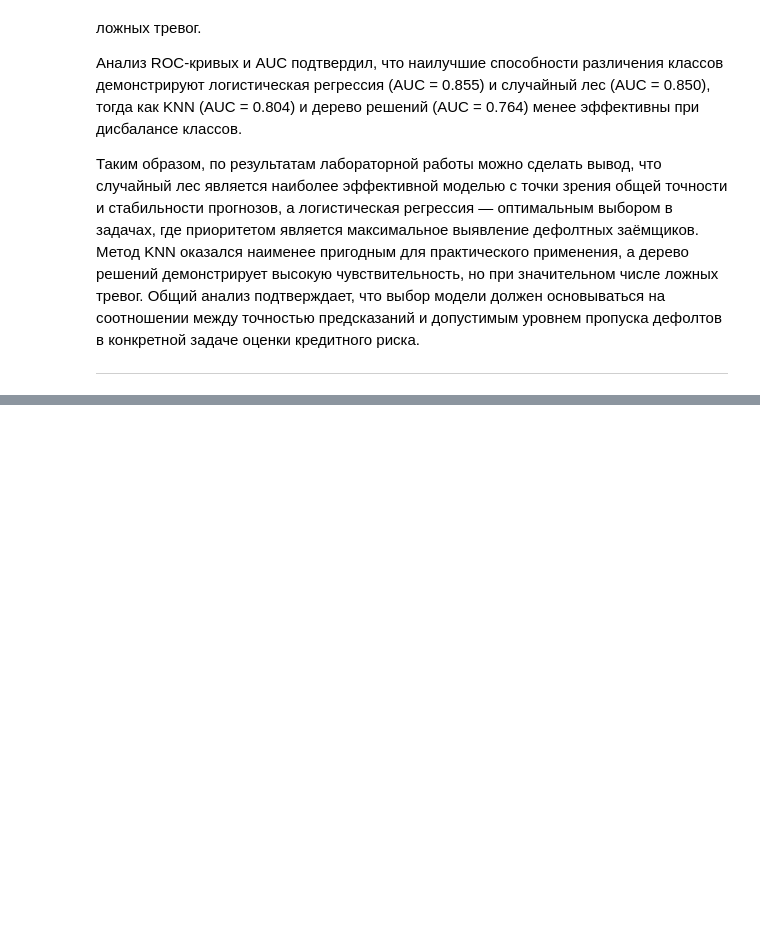
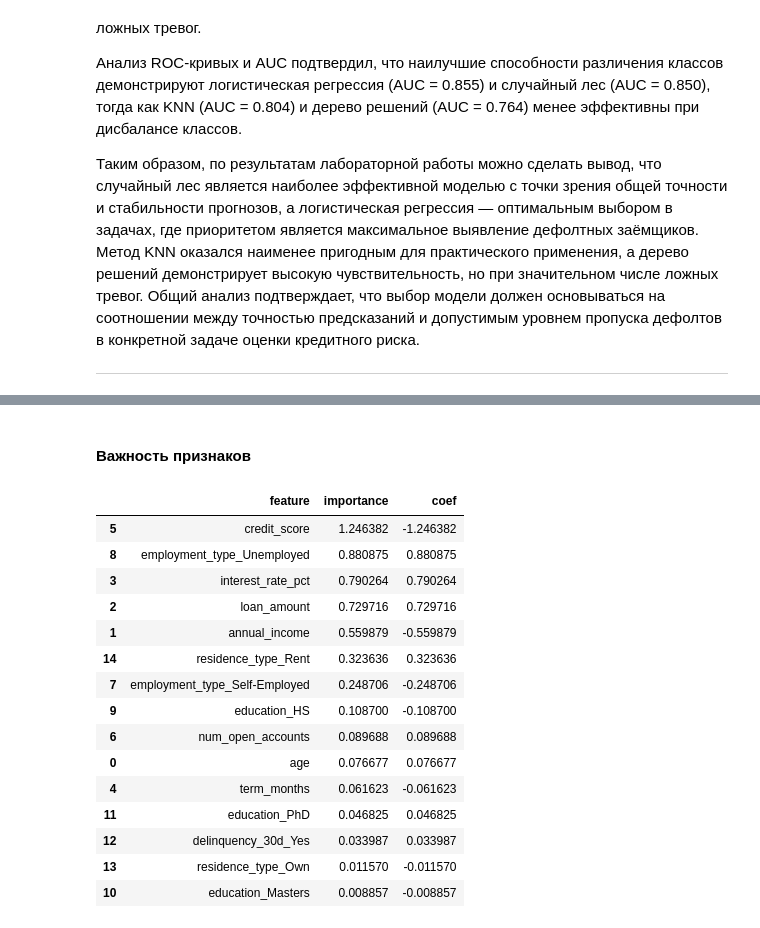
Before and after one commit to sunnerfuer/LR_5_DA, a Jupyter notebook: ЛР5_Дерябина_4.ipynb, the cells around one changed output, grey strips where cells are left out. Cells and saved outputs as stored; diff of their text form; code cells hidden in the pictures; blank space fills up the shorter version.

```diff
--- a/ЛР5_Дерябина_4.ipynb
+++ b/ЛР5_Дерябина_4.ipynb
@@ -488,0 +524,31 @@ plt.show()
+# %% [markdown]
+#### **Важность признаков**
+# %%
+# Коэффициенты логистической регрессии
+coef = log_reg.coef_[0]
+
+# Таблица важности
+importance_df = pd.DataFrame({
+    "feature": feature_names,
+    "importance": np.abs(coef),
+    "coef": coef
+}).sort_values("importance", ascending=False)
+
+importance_df
+# %% [output]
+|  | feature | importance | coef |
+| 5 | credit_score | 1.246382 | -1.246382 |
+| 8 | employment_type_Unemployed | 0.880875 | 0.880875 |
+| 3 | interest_rate_pct | 0.790264 | 0.790264 |
+| 2 | loan_amount | 0.729716 | 0.729716 |
+| 1 | annual_income | 0.559879 | -0.559879 |
+| 14 | residence_type_Rent | 0.323636 | 0.323636 |
+| 7 | employment_type_Self-Employed | 0.248706 | -0.248706 |
+| 9 | education_HS | 0.108700 | -0.108700 |
+| 6 | num_open_accounts | 0.089688 | 0.089688 |
+| 0 | age | 0.076677 | 0.076677 |
+| 4 | term_months | 0.061623 | -0.061623 |
+| 11 | education_PhD | 0.046825 | 0.046825 |
+| 12 | delinquency_30d_Yes | 0.033987 | 0.033987 |
+| 13 | residence_type_Own | 0.011570 | -0.011570 |
+| 10 | education_Masters | 0.008857 | -0.008857 |
```
Also changed, not shown: parts of 25 cells of this notebook.
